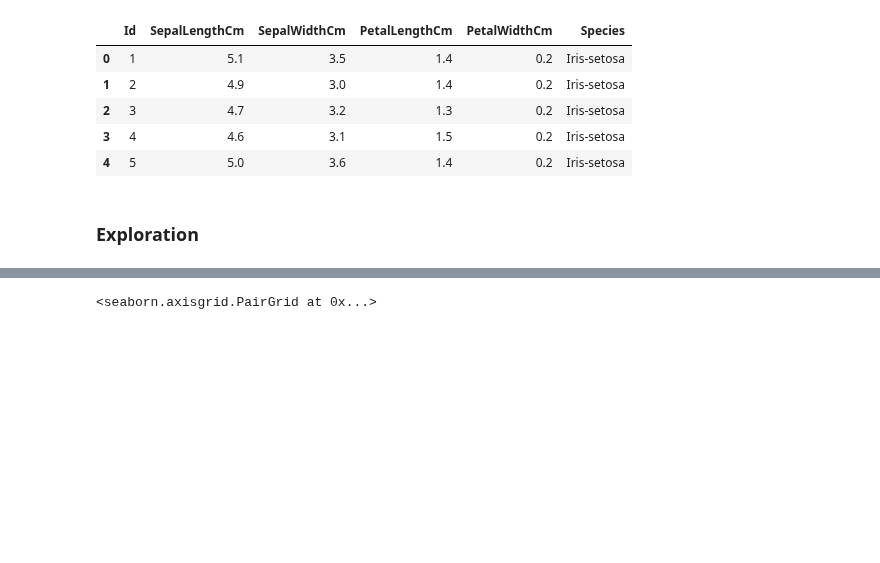
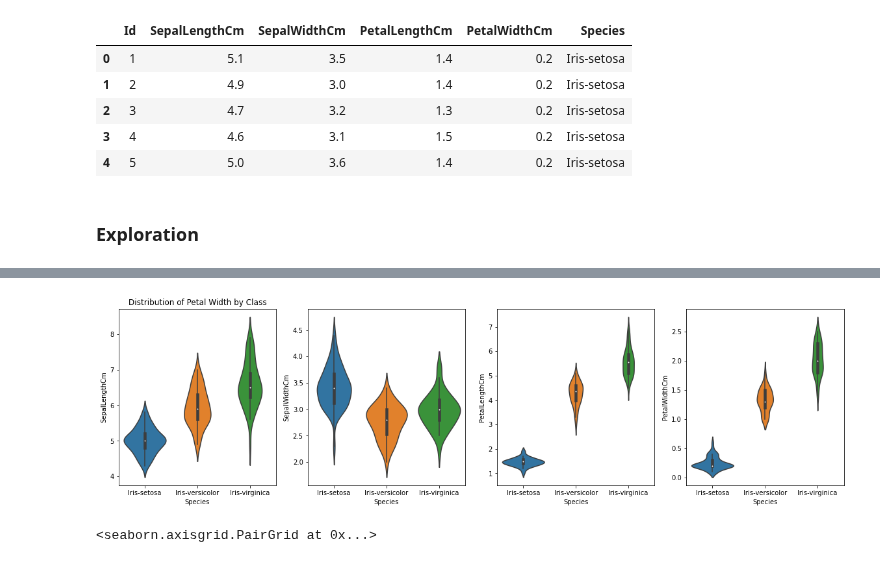
Before and after one commit to AlexanderNenninger/introduction_to_ai, a Jupyter notebook: solution.ipynb, the cells around one changed output, grey strips where cells are left out. Drawn from its saved outputs; the diff is of its cells as text; code cells hidden in the pictures; blank space fills up the shorter version.

```diff
--- a/solution.ipynb
+++ b/solution.ipynb
@@ -70,3 +77,22 @@ plt.show()
+# %%
+# A violin plot combines the benefits of the previous two plots and simplifies them
+# Denser regions of the data are fatter, and sparser thiner in a violin plot
+fig, ax = plt.subplots(1,4, figsize=(20,5))
+sns.violinplot(x="Species", y="SepalLengthCm", data=iris, height=10, width=.8, ax=ax[0])
+ax[0].set_title("Distribution of Sepal Length by Class")
+
+sns.violinplot(x="Species", y="SepalWidthCm", data=iris, height=10, width=.8, ax=ax[1])
+ax[0].set_title("Distribution of Sepal Width by Class")
+
+sns.violinplot(x="Species", y="PetalLengthCm", data=iris, height=10, width=.8, ax=ax[2])
+ax[0].set_title("Distribution of Petal Length by Class")
+
+sns.violinplot(x="Species", y="PetalWidthCm", data=iris, height=10, width=.8, ax=ax[3])
+ax[0].set_title("Distribution of Petal Width by Class")
+
+plt.show()
+# %% [output]
+[figure, added]
 # %%
 # The diagonal elements in a pairplot show the histogram by default
 # We can update these elements to show other things, such as a kde
```
Also changed, not shown: parts of 11 cells of this notebook, 2 other files.
